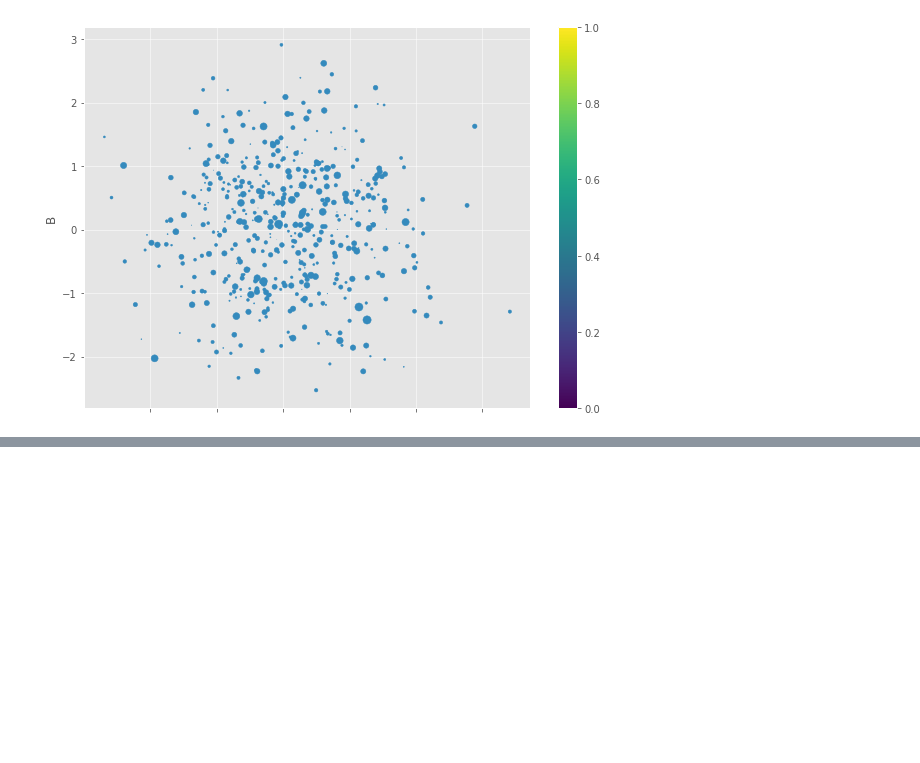
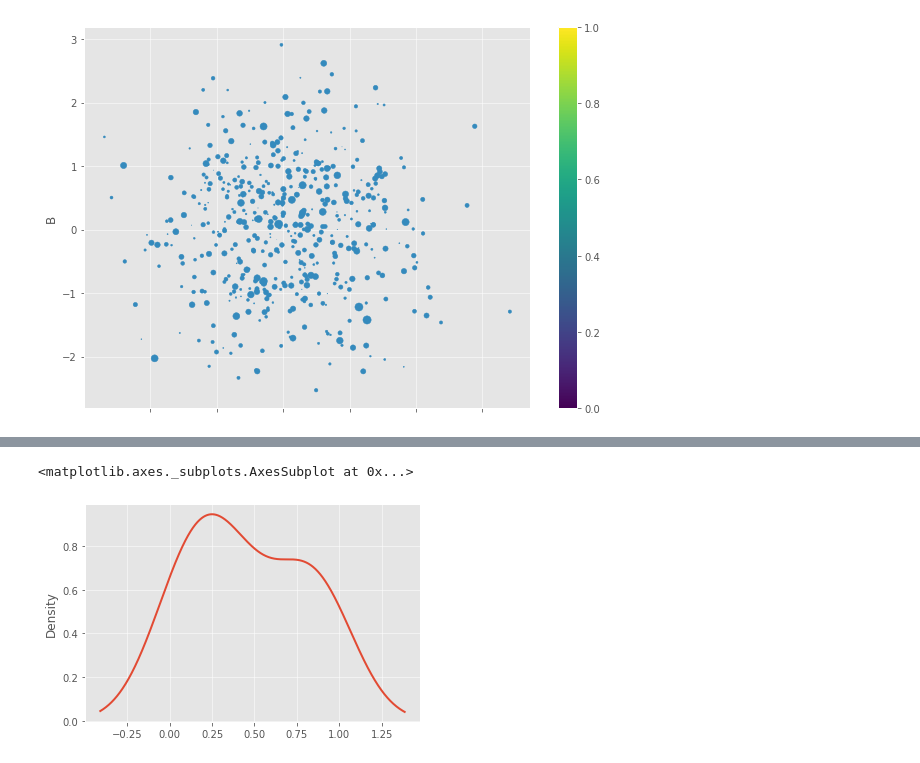
Before and after one commit to paulojuniore/DataScienceStudies, a Jupyter notebook: 3 - Visualização de Dados/Visualização de dados incorporada ao Pandas/Visualização de dados incorporada ao Pandas.ipynb, the cells around one changed output, grey strips where cells are left out. Saved outputs shown, nothing was run; the diff lists cells and outputs as text; code cells hidden in the pictures; blank space fills up the shorter version.

```diff
--- a/3 - Visualização de Dados/Visualização de dados incorporada ao Pandas/Visualização de dados incorporada ao Pandas.ipynb
+++ b/3 - Visualização de Dados/Visualização de dados incorporada ao Pandas/Visualização de dados incorporada ao Pandas.ipynb
@@ -95,0 +108,5 @@ df1.plot.scatter(x='A', y='B', s=df1['C'] * 20, figsize=(10,7), cmap='inferno')
+# %%
+df2['a'].plot.kde()
+# %% [output]
+<matplotlib.axes._subplots.AxesSubplot at 0x...>
+[figure, added]
```
Also changed, not shown: parts of 4 cells of this notebook.
